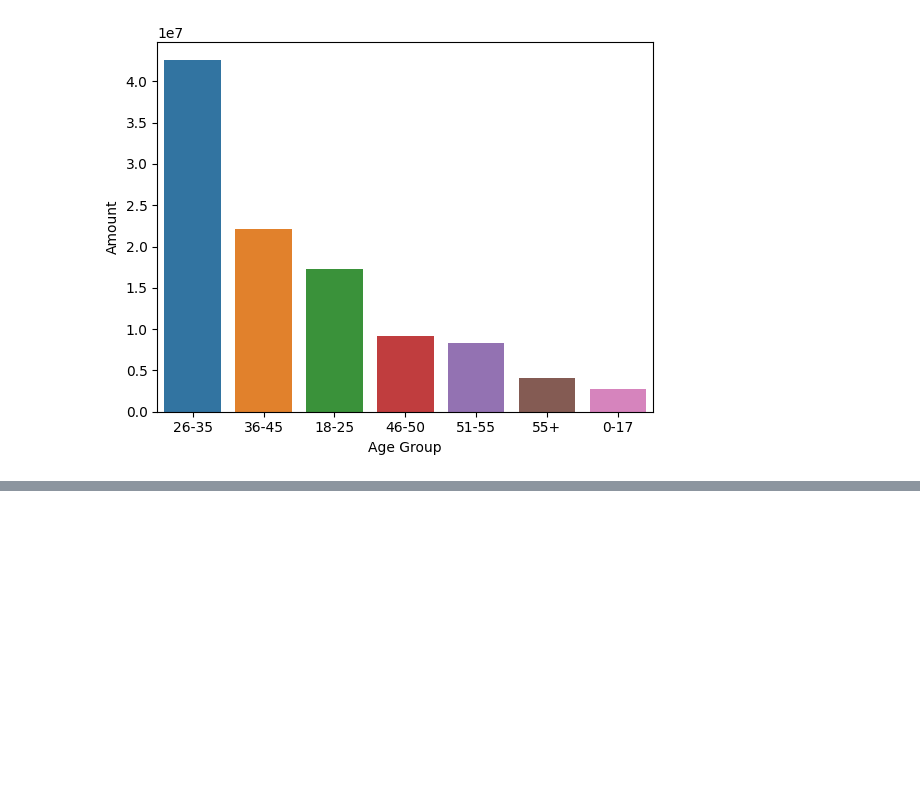
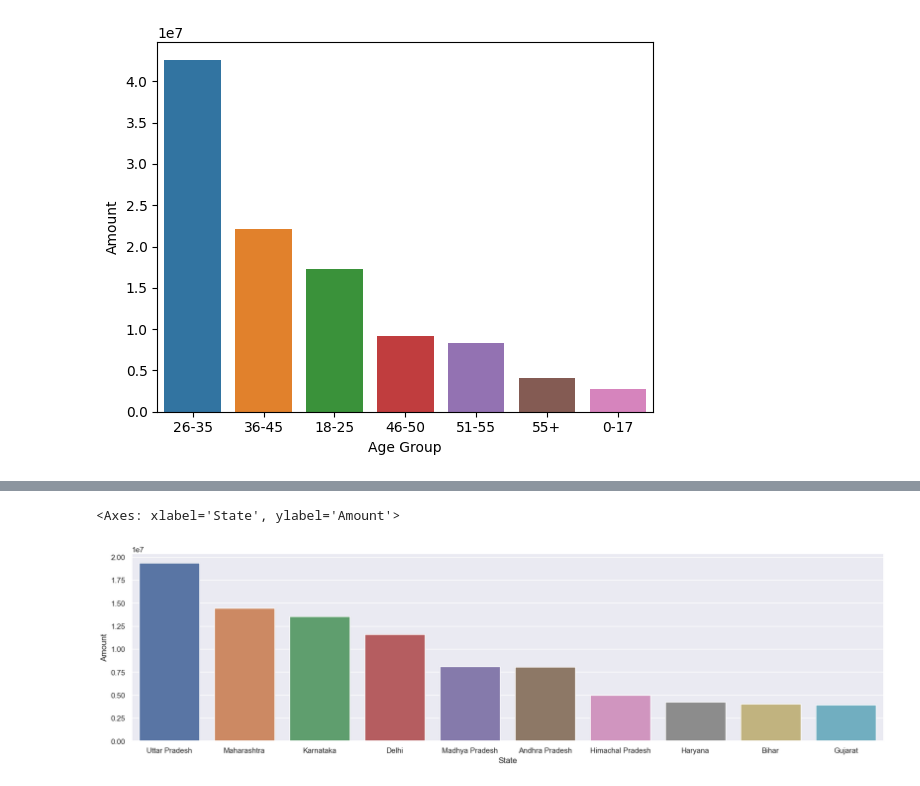
Before and after one commit to Vignesh5140/Diwali-Sales-Analysis, a Jupyter notebook: Sales_Analysis_Diwali.ipynb, the cells around one changed output, grey strips where cells are left out. Drawn from its saved outputs; the diff is of its cells as text; code cells hidden in the pictures; blank space fills up the shorter version.

```diff
--- a/Sales_Analysis_Diwali.ipynb
+++ b/Sales_Analysis_Diwali.ipynb
@@ -129,0 +139,7 @@ sns.barplot(x='Age Group',y='Amount',data=genToAmount)
+# %%
+AmountpState=dfMod.groupby(['State'],as_index=False)['Amount'].sum().sort_values(by='Amount',ascending=False).head(10)
+sns.set(rc={'figure.figsize':(20,5)})
+sns.barplot(x='State',y='Amount',data=AmountpState)
+# %% [output]
+<Axes: xlabel='State', ylabel='Amount'>
+[figure, added]
```
Also changed, not shown: parts of 13 cells of this notebook.
